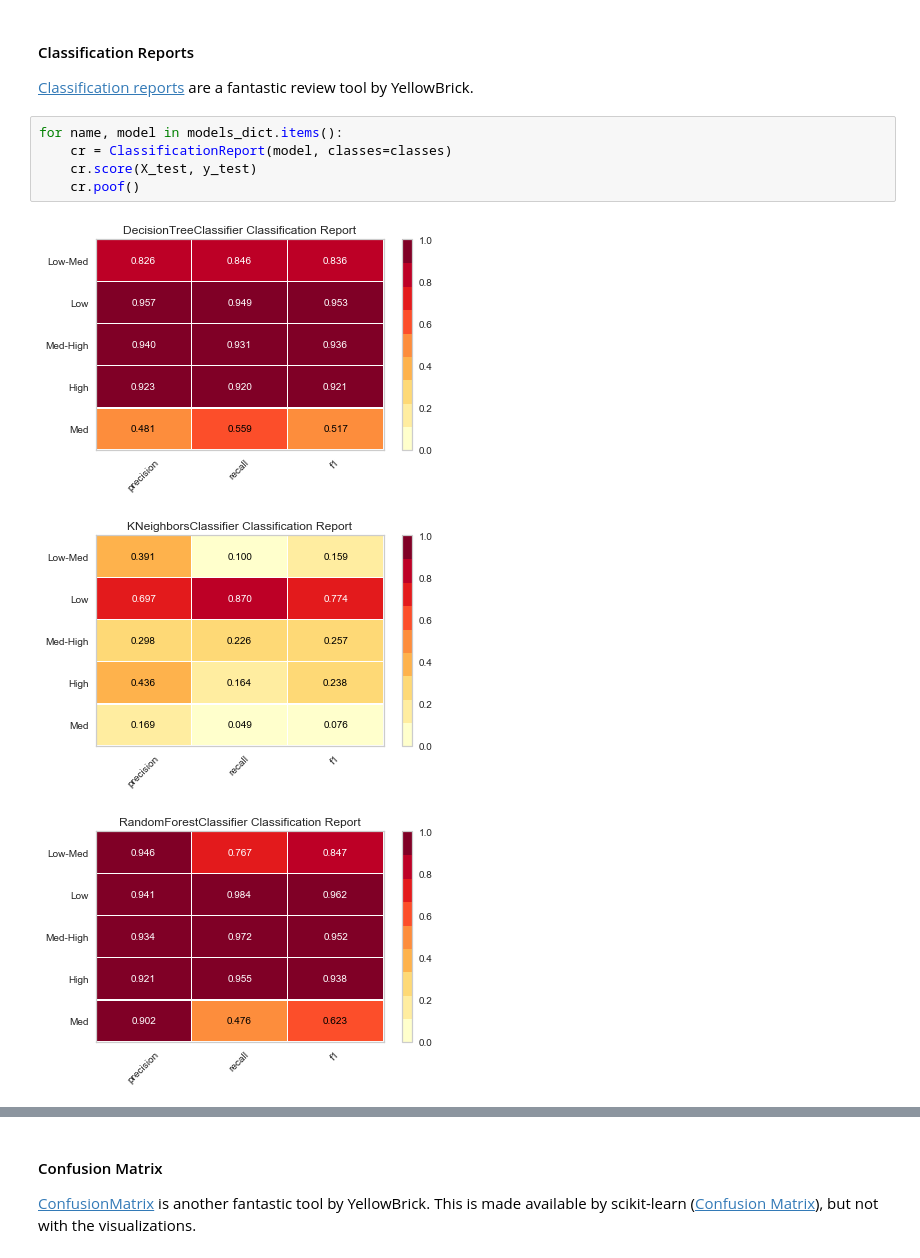
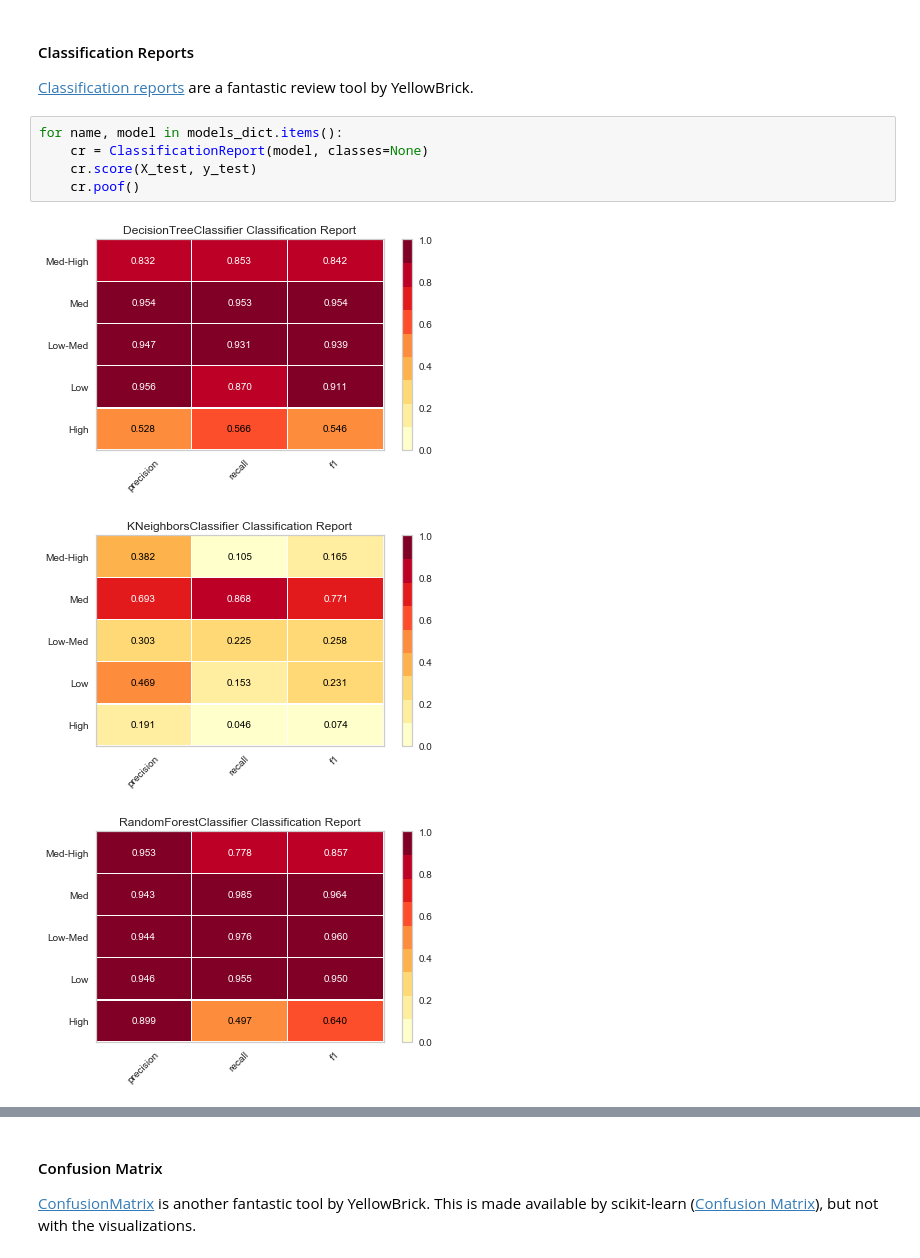
Before and after one commit to VintageGold/DC-Criminalistics, a Jupyter notebook: notebooks/Model_Feature_Selection_Modelling.ipynb, the cells around one changed output, grey strips where cells are left out. Cells and saved outputs as stored; diff of their text form.

Commit message:
Fixing labels on heatmaps

```diff
--- a/notebooks/Model_Feature_Selection_Modelling.ipynb
+++ b/notebooks/Model_Feature_Selection_Modelling.ipynb
@@ -288,10 +289,10 @@ Wall time: 2min 41s
 [Classification reports](https://www.scikit-yb.org/en/latest/api/classifier/classification_report.html) are a fantastic review tool by YellowBrick.
 # %%
 for name, model in models_dict.items():
-    cr = ClassificationReport(model, classes=classes)
+    cr = ClassificationReport(model, classes=None)
     cr.score(X_test, y_test)
     cr.poof()
 # %% [output]
-[figure, old version]
+[figure, new version]
 [figure]
 [figure]
```
Also changed, not shown: parts of 2 cells of this notebook.
